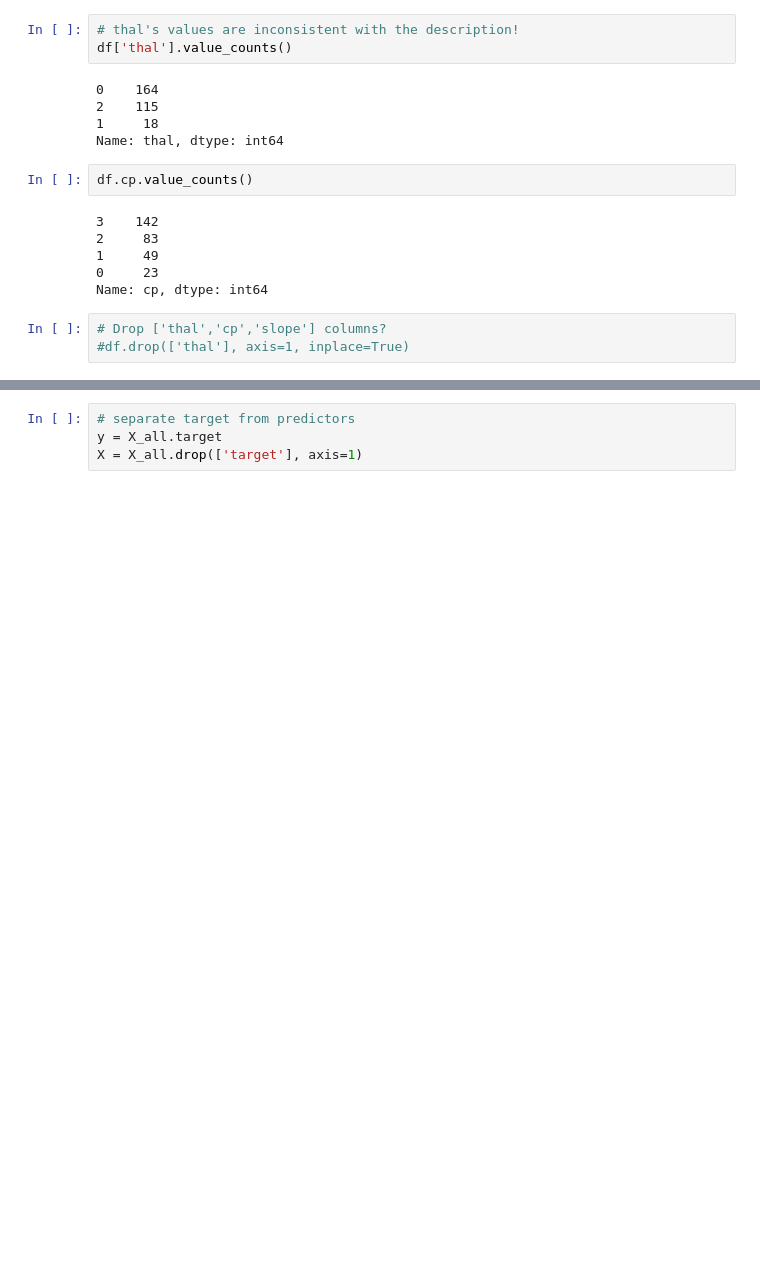
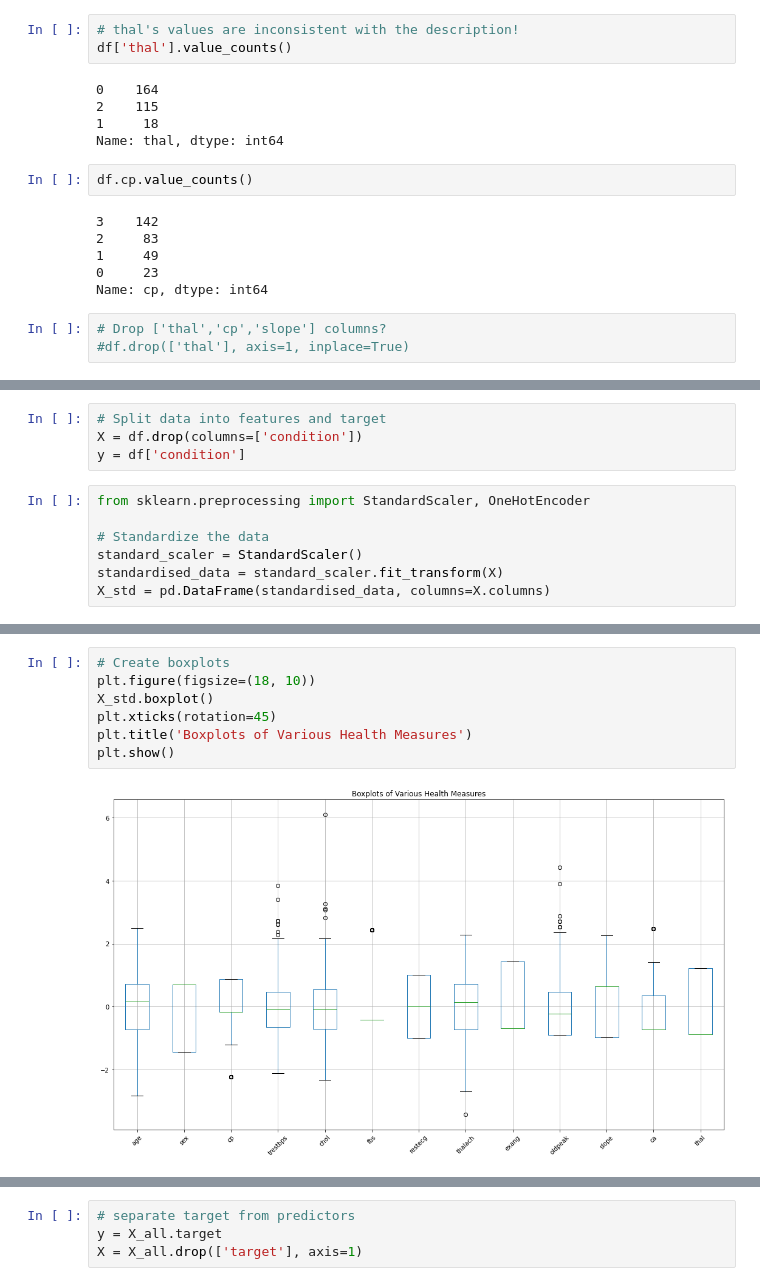
Before and after one commit to Johnkideys/ML-study-projects, a Jupyter notebook: Heart-Disease-Predict/heart_disease_predict.ipynb, the cells around one changed output, grey strips where cells are left out. Saved outputs shown, nothing was run; the diff lists cells and outputs as text; blank space fills up the shorter version.

```diff
--- a/Heart-Disease-Predict/heart_disease_predict.ipynb
+++ b/Heart-Disease-Predict/heart_disease_predict.ipynb
@@ -146,0 +300,11 @@ plt.show()
+# %%
+# Split data into features and target
+X = df.drop(columns=['condition'])
+y = df['condition']
+# %%
+from sklearn.preprocessing import StandardScaler, OneHotEncoder
+
+# Standardize the data
+standard_scaler = StandardScaler()
+standardised_data = standard_scaler.fit_transform(X)
+X_std = pd.DataFrame(standardised_data, columns=X.columns)
@@ -146,0 +370,9 @@ plt.show()
+# %%
+# Create boxplots
+plt.figure(figsize=(18, 10))
+X_std.boxplot()
+plt.xticks(rotation=45)
+plt.title('Boxplots of Various Health Measures')
+plt.show()
+# %% [output]
+[figure, added]
```
Also changed, not shown: parts of 22 cells of this notebook.
